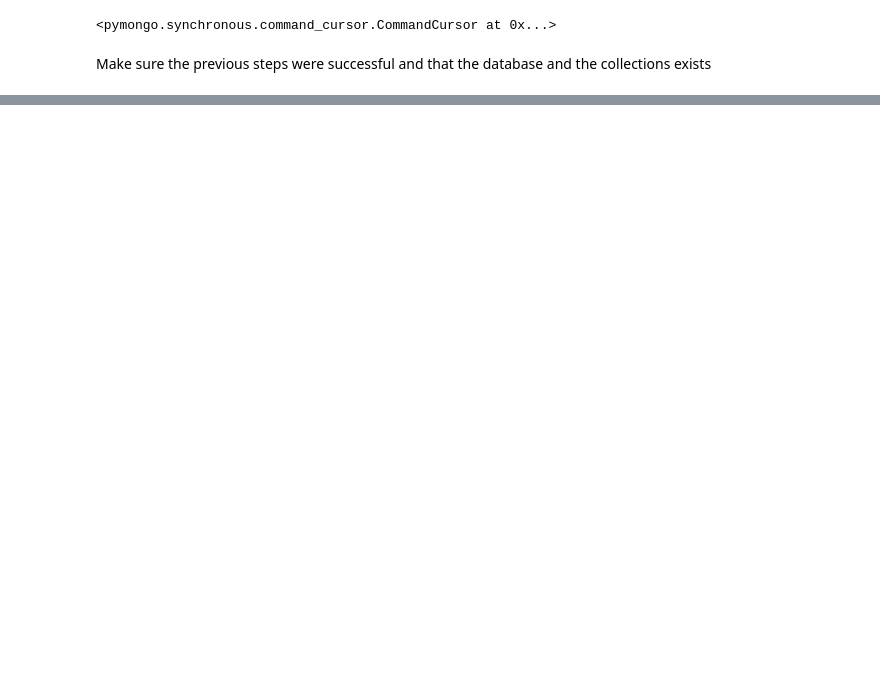
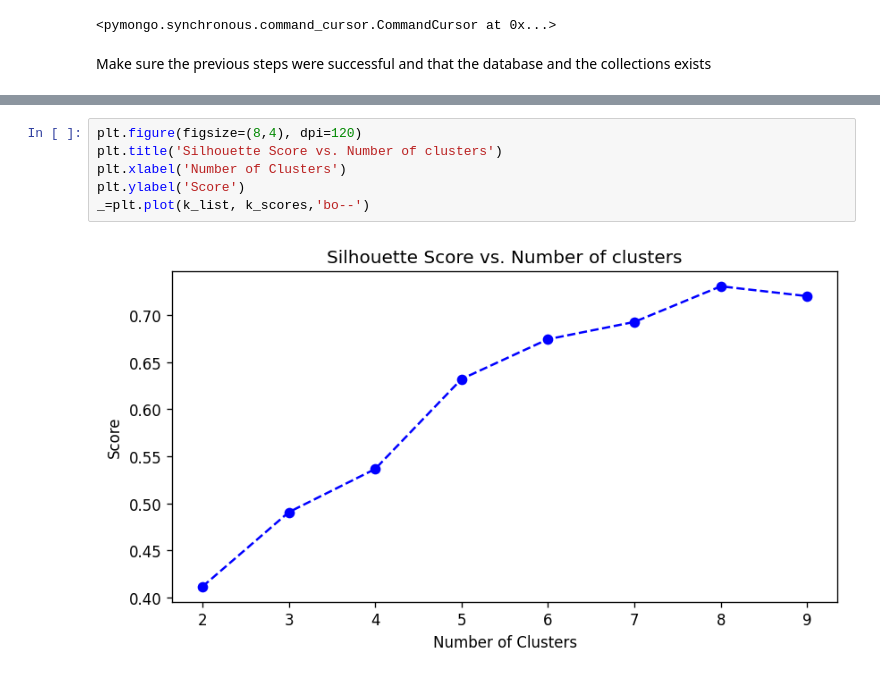
Before and after one commit to danielanietp/Spotify-Database, a Jupyter notebook: StreamingHistoryDatabase.ipynb, the cells around one changed output, grey strips where cells are left out. Drawn from its saved outputs; the diff is of its cells as text; blank space fills up the shorter version.

```diff
--- a/StreamingHistoryDatabase.ipynb
+++ b/StreamingHistoryDatabase.ipynb
@@ -630,0 +757,8 @@ Link to dashboard: [Tableau Public Dashboard](https://public.tableau.com/app/pro
+# %%
+plt.figure(figsize=(8,4), dpi=120)
+plt.title('Silhouette Score vs. Number of clusters')
+plt.xlabel('Number of Clusters')
+plt.ylabel('Score')
+_=plt.plot(k_list, k_scores,'bo--')
+# %% [output]
+[figure, added]
```
Also changed, not shown: parts of 27 cells of this notebook.
